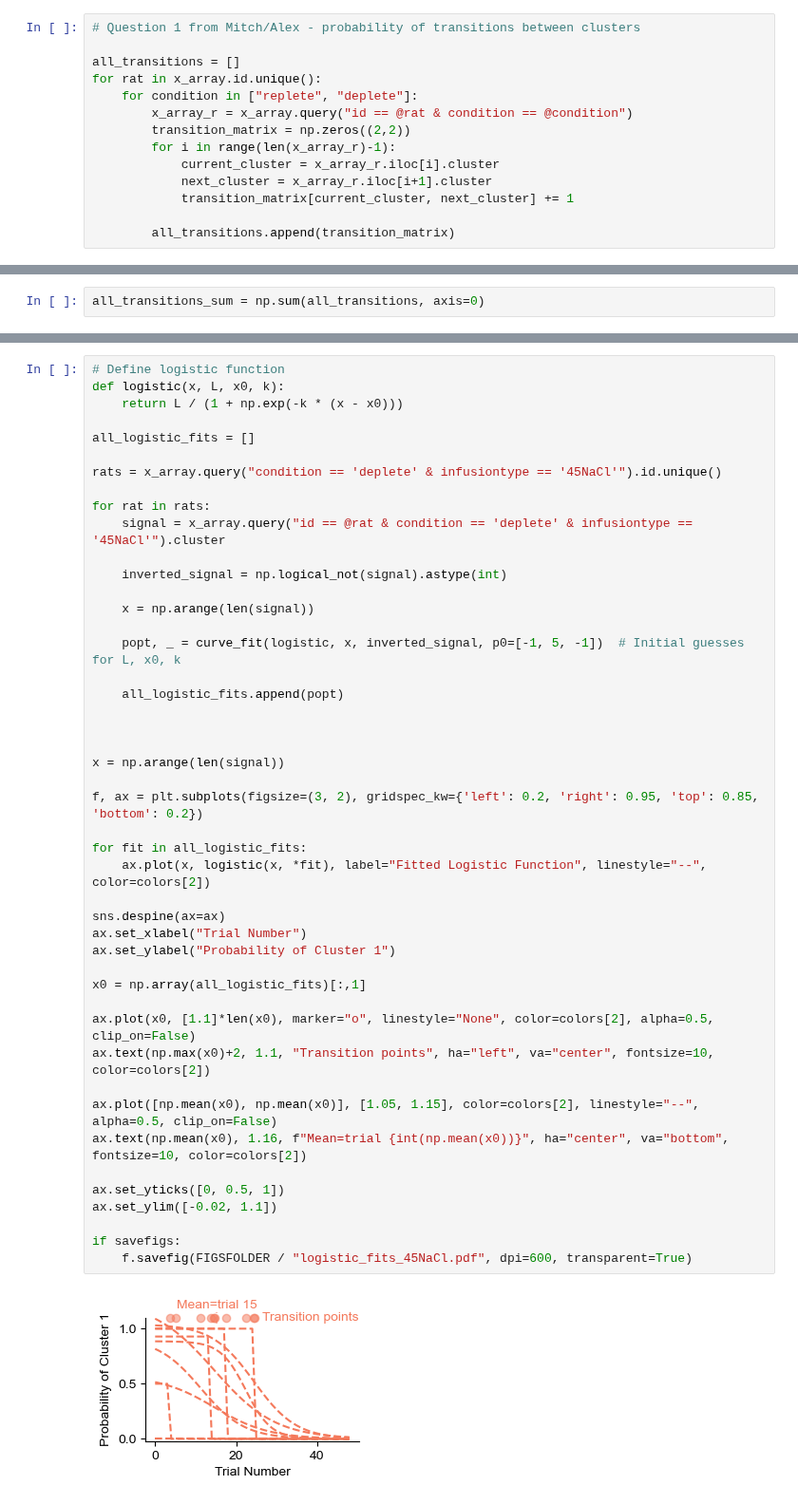
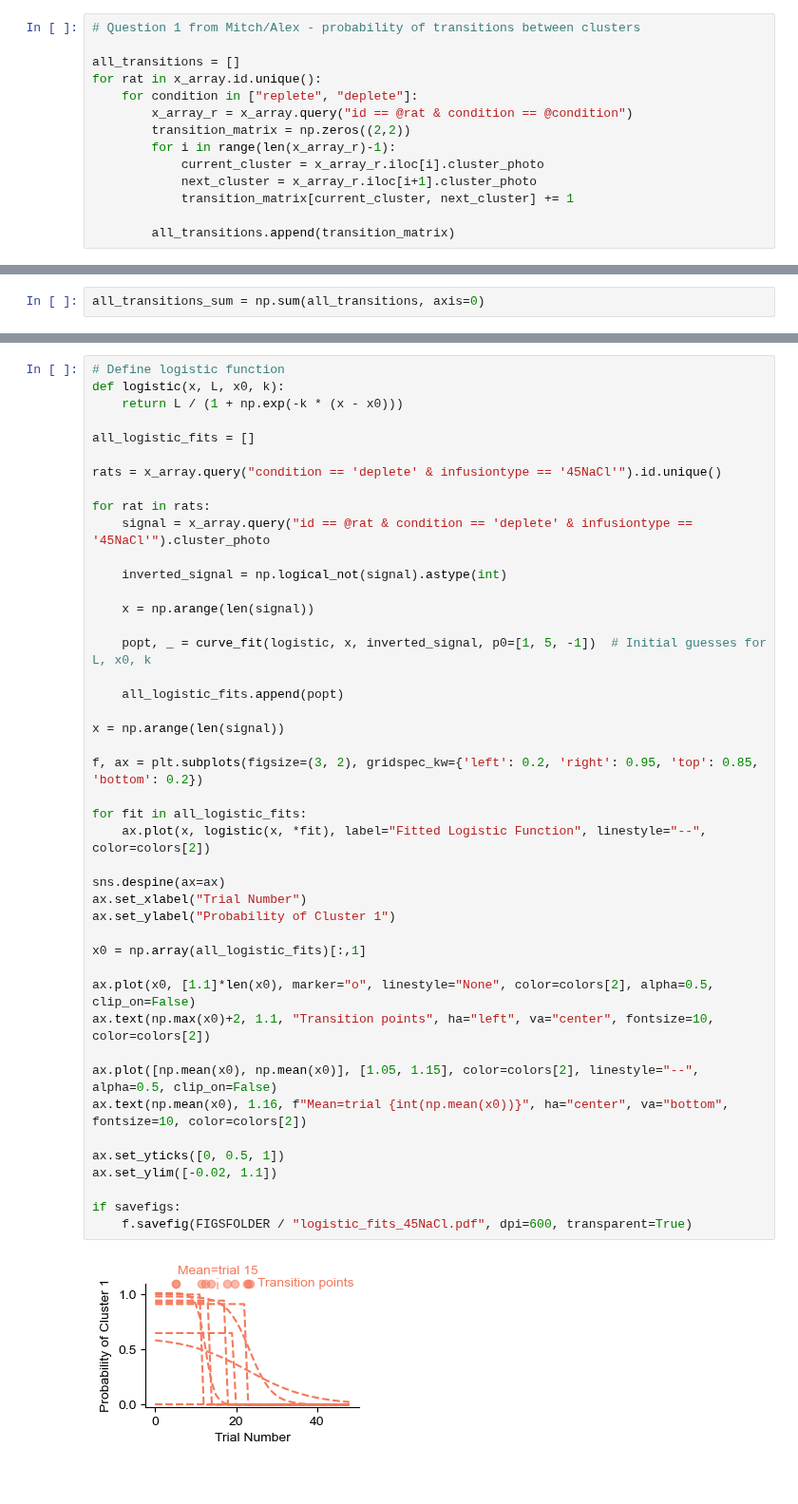
Before and after one commit to jaimemcc/bazzino, a Jupyter notebook: notebooks/figs_for_cluster_analysis.ipynb, the cells around one changed output, grey strips where cells are left out. Shown at 95% size. Drawn from its saved outputs; the diff is of its cells as text.

```diff
--- a/notebooks/figs_for_cluster_analysis.ipynb
+++ b/notebooks/figs_for_cluster_analysis.ipynb
@@ -391,8 +391,8 @@ for rat in x_array.id.unique():
         x_array_r = x_array.query("id == @rat & condition == @condition")
         transition_matrix = np.zeros((2,2))
         for i in range(len(x_array_r)-1):
-            current_cluster = x_array_r.iloc[i].cluster
-            next_cluster = x_array_r.iloc[i+1].cluster
+            current_cluster = x_array_r.iloc[i].cluster_photo
+            next_cluster = x_array_r.iloc[i+1].cluster_photo
             transition_matrix[current_cluster, next_cluster] += 1
 
         all_transitions.append(transition_matrix)
@@ -628,44 +611,42 @@ all_logistic_fits = []
 rats = x_array.query("condition == 'deplete' & infusiontype == '45NaCl'").id.unique()
 
 for rat in rats:
-    signal = x_array.query("id == @rat & condition == 'deplete' & infusiontype == '45NaCl'").cluster
+    signal = x_array.query("id == @rat & condition == 'deplete' & infusiontype == '45NaCl'").cluster_photo
 
     inverted_signal = np.logical_not(signal).astype(int)
 
     x = np.arange(len(signal))
 
-    popt, _ = curve_fit(logistic, x, inverted_signal, p0=[-1, 5, -1])  # Initial guesses for L, x0, k
+    popt, _ = curve_fit(logistic, x, inverted_signal, p0=[1, 5, -1])  # Initial guesses for L, x0, k
 
     all_logistic_fits.append(popt)
-
-
 
 x = np.arange(len(signal))
 
 f, ax = plt.subplots(figsize=(3, 2), gridspec_kw={'left': 0.2, 'right': 0.95, 'top': 0.85, 'bottom': 0.2})
 
 for fit in all_logistic_fits:
     ax.plot(x, logistic(x, *fit), label="Fitted Logistic Function", linestyle="--", color=colors[2])
 
 sns.despine(ax=ax)
 ax.set_xlabel("Trial Number")
 ax.set_ylabel("Probability of Cluster 1")
 
 x0 = np.array(all_logistic_fits)[:,1]
 
 ax.plot(x0, [1.1]*len(x0), marker="o", linestyle="None", color=colors[2], alpha=0.5, clip_on=False)
 ax.text(np.max(x0)+2, 1.1, "Transition points", ha="left", va="center", fontsize=10, color=colors[2])
 
 ax.plot([np.mean(x0), np.mean(x0)], [1.05, 1.15], color=colors[2], linestyle="--", alpha=0.5, clip_on=False)
 ax.text(np.mean(x0), 1.16, f"Mean=trial {int(np.mean(x0))}", ha="center", va="bottom", fontsize=10, color=colors[2])
 
 ax.set_yticks([0, 0.5, 1])
 ax.set_ylim([-0.02, 1.1])
 
 if savefigs:
     f.savefig(FIGSFOLDER / "logistic_fits_45NaCl.pdf", dpi=600, transparent=True)
 # %% [output]
-[figure, old version]
+[figure, new version]
 # %%
 L = np.array(all_logistic_fits)[:,0]
 x0 = np.array(all_logistic_fits)[:,1]
```
Also changed, not shown: parts of 21 cells of this notebook, 5 other files.
